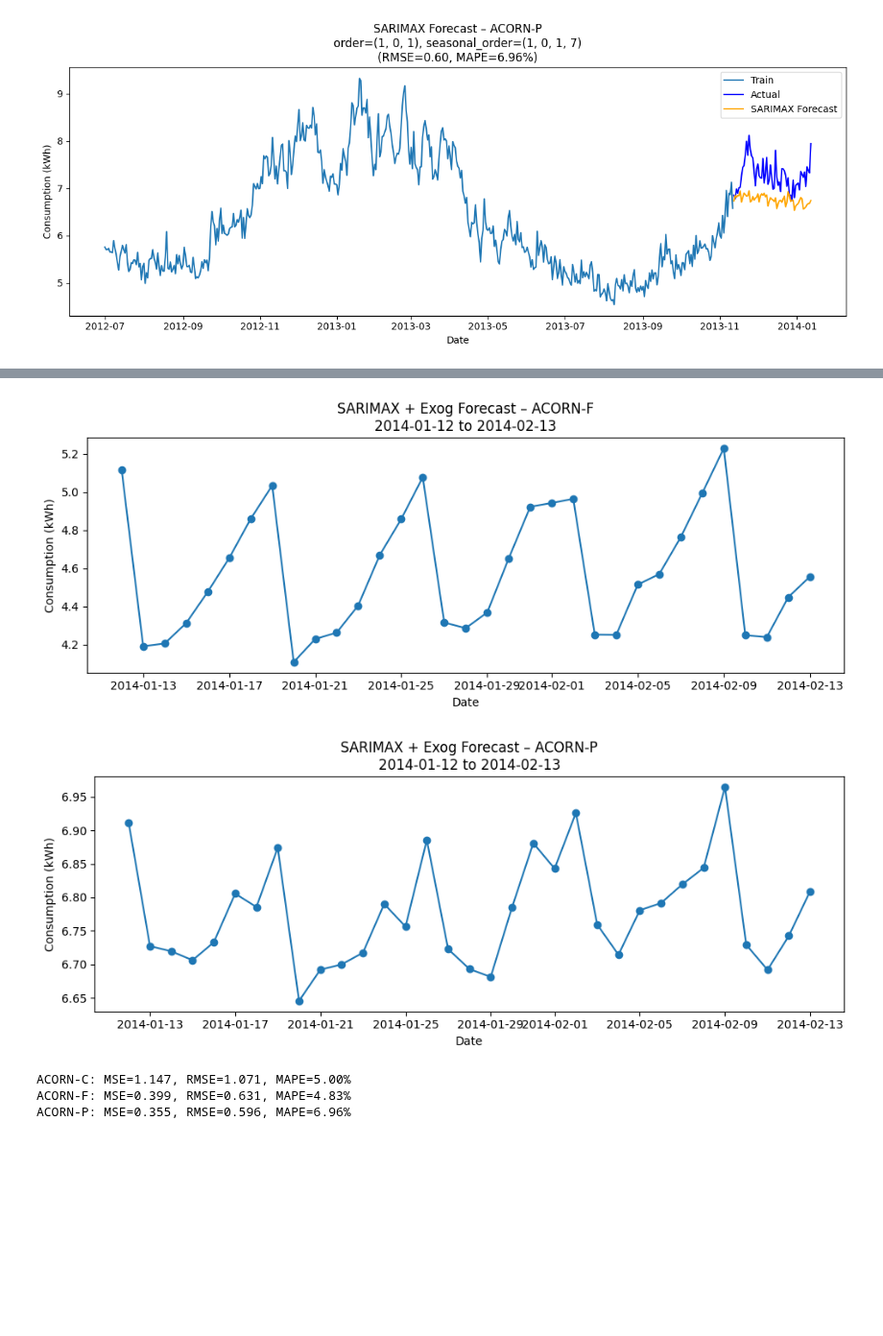
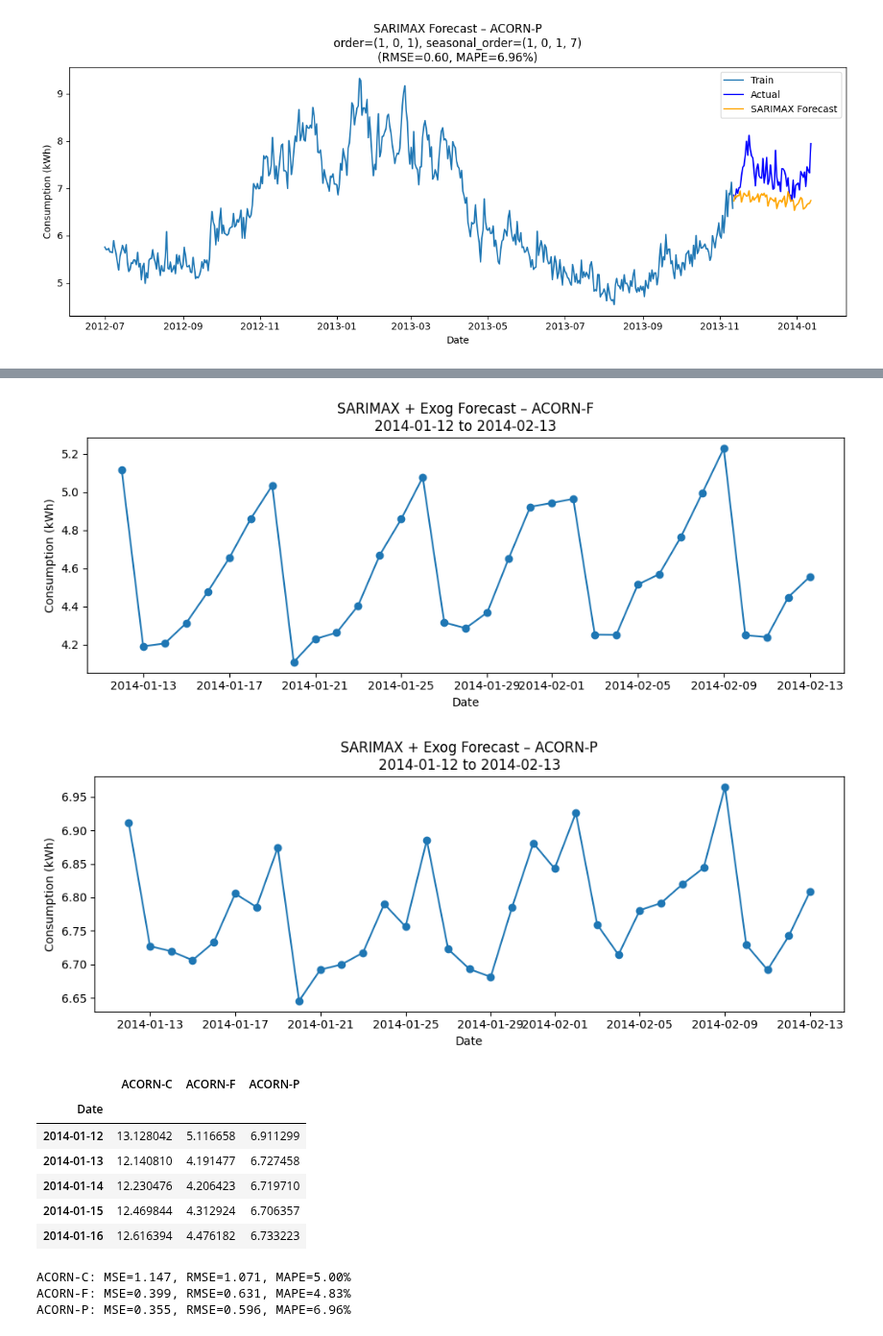
Before and after one commit to thiagonarcizo/Forecast-of-Electricity-Consumption, a Jupyter notebook: notebooks_gustavo/03_modelisation_long_terme copy.ipynb, the cells around one changed output, grey strips where cells are left out. Shown at 96% size. Drawn from its saved outputs; the diff is of its cells as text; code cells hidden in the pictures; blank space fills up the shorter version.

```diff
--- a/notebooks_gustavo/03_modelisation_long_terme copy.ipynb
+++ b/notebooks_gustavo/03_modelisation_long_terme copy.ipynb
@@ -257,7 +256,8 @@ class LSTMModel(nn.Module):
 
 device = torch.device("cuda" if torch.cuda.is_available() else "cpu")
 # %%
-lstm_models = {}  # Dicionário para armazenar os modelos
+lstm_models = {}  # Dictionary to store the models
+n_input = 60
 
 results_lstm = {}
 
@@ -313,7 +313,7 @@ for acorn_label, train_df, test_df in zip(['ACORN-C', 'ACORN-F', 'ACORN-P'], dfs
         'y_true': y_test_seq.numpy(),
         'y_pred': y_pred
     }
-    # Salve o modelo treinado para uso futuro
+    # Save the trained model for future use
     lstm_models[acorn_label] = model
 
 # Example plot for each group
@@ -376,7 +372,9 @@ for acorn_label, res in results_lstm.items():
     mse = mean_squared_error(y_true, y_pred)
     rmse = np.sqrt(mean_squared_error(y_true, y_pred))
     metrics[acorn_label] = {'MAPE': mape, 'MSE': mse, 'RMSE': rmse}
+    mae = np.mean(np.abs(y_true - y_pred))
+    metrics[acorn_label]['MAE'] = mae
 
 for acorn_label, vals in metrics.items():
-    print(f"{acorn_label}: MAPE={vals['MAPE']*100:.2f}%, MSE={vals['MSE']:.4f}, RMSE={vals['RMSE']:.4f}")
+    print(f"{acorn_label}: MAPE={vals['MAPE']*100:.2f}%, MSE={vals['MSE']:.4f}, MAE={vals['MAE']:.4f}")
 # %% [output]
@@ -926,30 +909,25 @@ import pandas as pd
 import numpy as np
 import matplotlib.pyplot as plt
 
-# 1) Define the future date range
+#Define the future date range
 future_start = pd.to_datetime('2014-01-12')
 future_end   = pd.to_datetime('2014-02-13')
 future_dates = pd.date_range(start=future_start, end=future_end, freq='D')
 n_future = len(future_dates)
 
-# 2) Build df_future_exog so that it has exactly the same columns as X_train before preprocessing:
-#    – It must include all numerical_features + categorical_features, and no extras.
+#Build df_future_exog so that it has exactly the same columns as X_train before preprocessing:
 df_future_exog = df_weather_future.reindex(future_dates).copy()
 
-# 2a) Add the "Acorn" column (string) so ColumnTransformer sees the same feature names
-#     that were used during training. We fill every row with the current label below.
-#     Here, we’ll do this inside the loop for each ACORN model.
-
-# 2b) Drop anything not in numerical_features + categorical_features:
+# Drop anything not in numerical_features + categorical_features:
 extra_cols = set(df_future_exog.columns) - set(numerical_features + categorical_features)
 if extra_cols:
     df_future_exog = df_future_exog.drop(columns=list(extra_cols))
 
-# 2c) Ensure any boolean/flag columns have the same dtype (e.g. 'is_holiday' → int)
+# Ensure any boolean/flag columns have the same dtype (e.g. 'is_holiday' → int)
 if 'is_holiday' in df_future_exog.columns:
     df_future_exog['is_holiday'] = df_future_exog['is_holiday'].astype(int)
 
-# 3) Now loop over each saved SARIMAXResults in sarimax_models:
+# loop over each saved SARIMAX Results in sarimax_models:
 future_forecasts = {}
 
 for acorn_label, fitted_model in sarimax_models.items():
@@ -964,33 +942,45 @@ for acorn_label, fitted_model in sarimax_models.items():
 
     # 3c) Ensure again that boolean flags are correct dtype
     if 'is_holiday' in df_fe.columns:
         df_fe['is_holiday'] = df_fe['is_holiday'].astype(int)
 
     # 3d) Transform with the fitted ColumnTransformer:
     exog_future = preprocessor.transform(df_fe)
 
     # 4) Use get_forecast(steps=..., exog=...) to generate n_future out‐of‐sample forecasts.
     #    This avoids any “start/end index” mismatch because we supply only the number of steps.
     forecast_obj = fitted_model.get_forecast(steps=n_future, exog=exog_future)
     y_forecast = forecast_obj.predicted_mean
 
     # 5) Assign future_dates as the new index
     y_forecast.index = future_dates
     future_forecasts[acorn_label] = y_forecast
 
     # 6) Plot for verification
     plt.figure(figsize=(10, 4))
     plt.plot(y_forecast.index, y_forecast.values, marker='o')
     plt.title(f"SARIMAX + Exog Forecast – {acorn_label}\n"
               f"{future_start.date()} to {future_end.date()}")
     plt.xlabel('Date')
     plt.ylabel('Consumption (kWh)')
     plt.tight_layout()
     plt.show()
+
+# Concatenar previsões futuras de todos os grupos em um único DataFrame
+future_forecasts_sarimax_df = pd.DataFrame(future_forecasts)
+future_forecasts_sarimax_df.index.name = 'Date'
+future_forecasts_sarimax_df.head()
 # %% [output]
 [figure]
 [figure]
 [figure]
+|  | ACORN-C | ACORN-F | ACORN-P |
+| Date |  |  |  |
+| 2014-01-12 | 13.128042 | 5.116658 | 6.911299 |
+| 2014-01-13 | 12.140810 | 4.191477 | 6.727458 |
+| 2014-01-14 | 12.230476 | 4.206423 | 6.719710 |
+| 2014-01-15 | 12.469844 | 4.312924 | 6.706357 |
+| 2014-01-16 | 12.616394 | 4.476182 | 6.733223 |
 # %%
 from sklearn.metrics import mean_squared_error, mean_absolute_percentage_error
 import numpy as np
```
Also changed, not shown: parts of 12 cells of this notebook, 18 other files.
